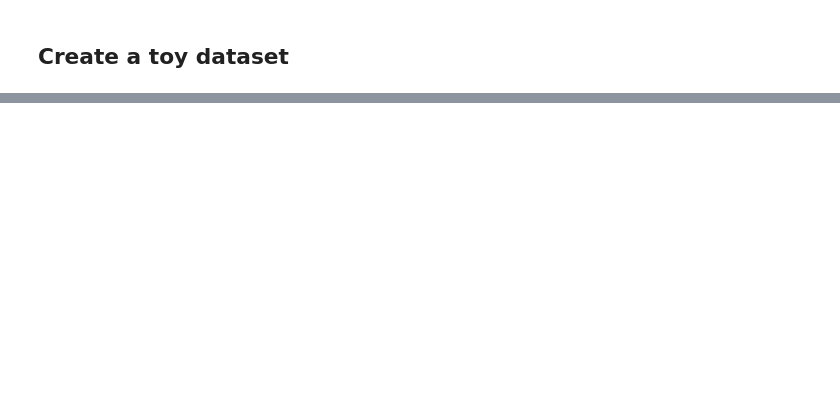
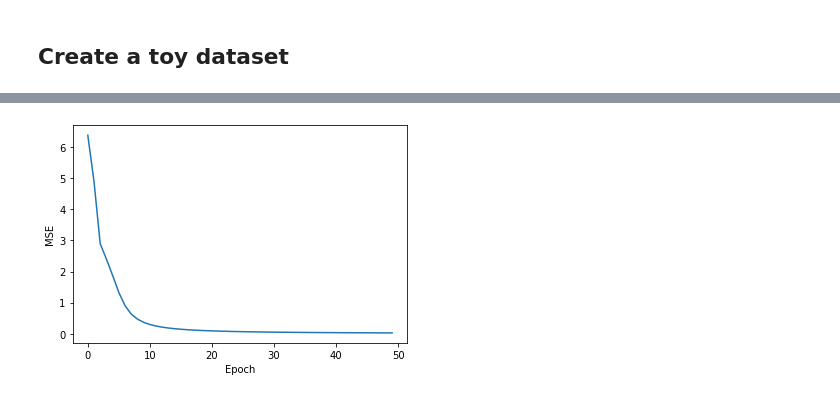
Before and after one commit to lorenzobalzani/nlp-dl-experiments, a Jupyter notebook: artificial_neural_network/ANN.ipynb, the cells around one changed output, grey strips where cells are left out. Cells and saved outputs as stored; diff of their text form; code cells hidden in the pictures; blank space fills up the shorter version.

```diff
--- a/artificial_neural_network/ANN.ipynb
+++ b/artificial_neural_network/ANN.ipynb
@@ -654,6 +658,9 @@ class Layer:
         out = [n(x) for n in self.neurons]
         return out[-1] if len(out) == 1 else out
 
+    def parameters(self):
+        return [param for neuron in self.neurons for param in neuron.parameters()]
+
 layer = Layer(3, 4)
 layer([2.0, 3.0, 4.0])
 # %% [output]
@@ -673,6 +680,9 @@ class ANN():
         for layer in self.layers:
             x = layer(x)
         return x
+
+    def parameters(self):
+        return [param for layer in self.layers for param in layer.parameters()]
 # %% [markdown]
 # ANN testing
 # %% [markdown]
@@ -722,0 +738,9 @@ mse_loss.backward()
+# %%
+learning_rate = 1e-2
+
+for param in ann.parameters():
+    param.data -= learning_rate * param.grad
+# %%
+y_preds = [ann(x) for x in x_inputs]
+mse_loss = sum((y_pred - y_input)**2 for y_pred, y_input in zip(y_preds, y_inputs))
+print('Initial MSE:', mse_loss.data)
@@ -722,0 +754,28 @@ mse_loss.backward()
+# %%
+ann = ANN(3, [4, 4, 1])
+
+epochs = 50
+learning_rate = 5e-2
+loss = []
+
+for epoch in tqdm(np.arange(epochs)):
+    # forward pass
+    y_preds = [ann(x) for x in x_inputs]
+
+    # loss
+    mse_loss = sum((y_pred - y_input)**2 for y_pred, y_input in zip(y_preds, y_inputs))
+    loss.append(mse_loss.data)
+
+    # backward pass
+    mse_loss.backward()
+
+    # params update
+    for param in ann.parameters():
+        param.data -= learning_rate * param.grad
+
+        # flush gradient after using it for updating
+        param.grad = 0.0
+
+plt.plot(np.arange(epochs), loss); plt.ylabel('MSE'); plt.xlabel('Epoch');
+# %% [output]
+[figure, added]
```
Also changed, not shown: parts of 16 cells of this notebook.
